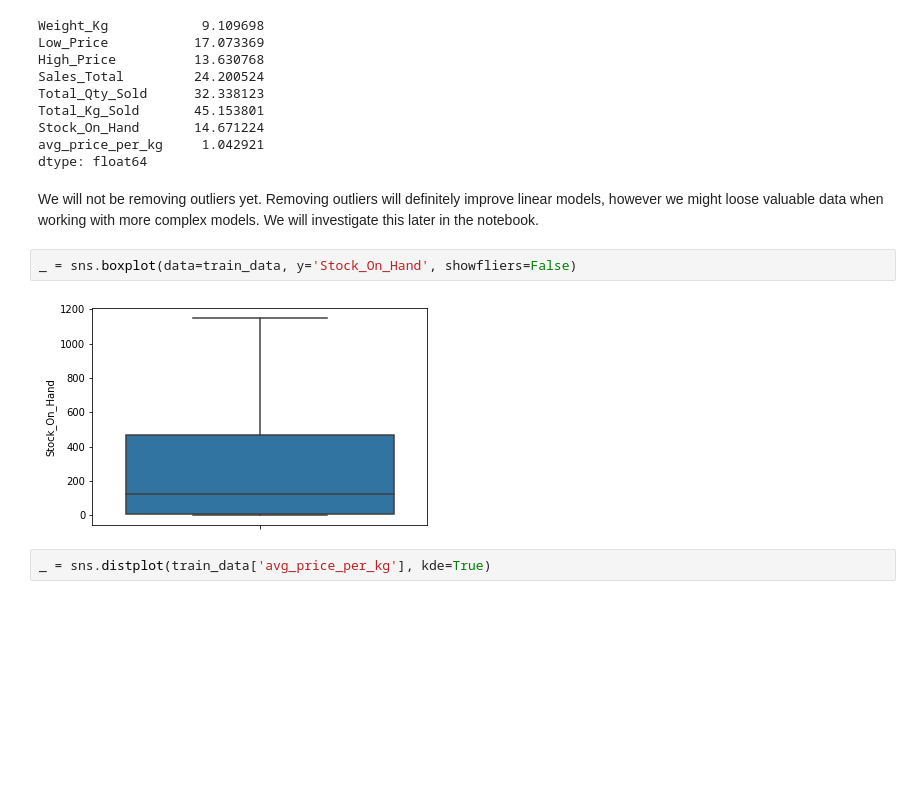
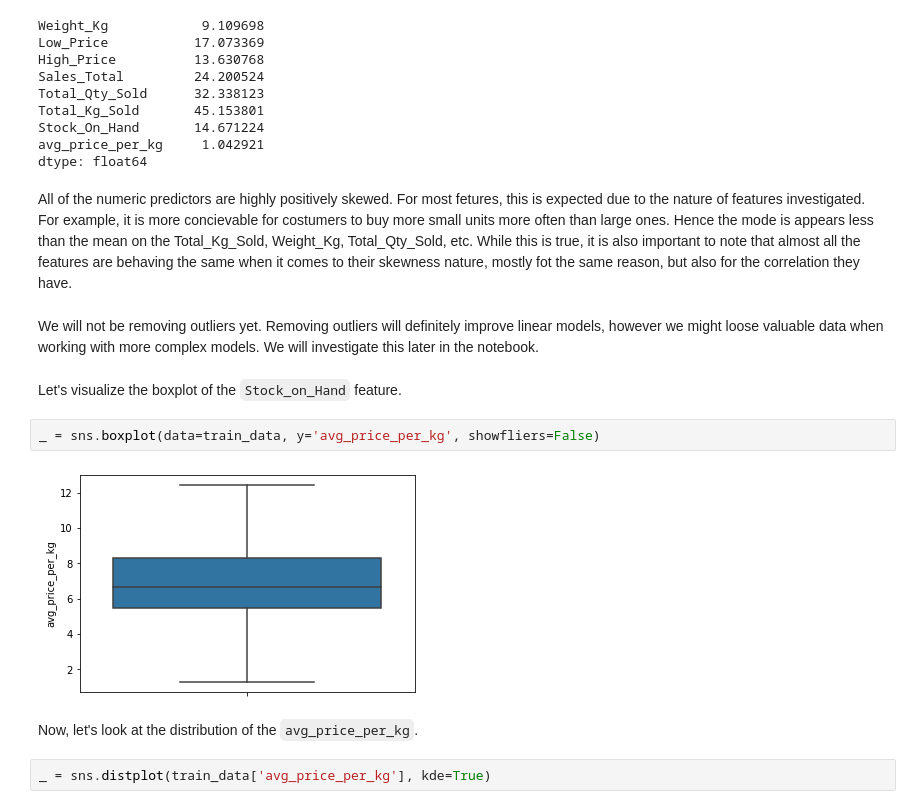
Before and after one commit to hendri80/Team_TS5_Regression, a Jupyter notebook: Team_TS5_Regression.ipynb, the cells around one changed output. Saved outputs shown, nothing was run; the diff lists cells and outputs as text; blank space fills up the shorter version.

```diff
--- a/Team_TS5_Regression.ipynb
+++ b/Team_TS5_Regression.ipynb
@@ -250,12 +260,18 @@ Total_Kg_Sold       45.153801
 Stock_On_Hand       14.671224
 avg_price_per_kg     1.042921
 dtype: float64
+# %% [markdown]
+All of the numeric predictors are highly positively skewed. For most fetures, this is expected due to the nature of features investigated. For example, it is more concievable for costumers to buy more small units more often than large ones. Hence the mode is appears less than the mean on the Total_Kg_Sold, Weight_Kg, Total_Qty_Sold, etc. While this is true, it is also important to note that almost all the features are behaving the same when it comes to their skewness nature, mostly fot the same reason, but also for the correlation they have.
 # %% [markdown]
 We will not be removing outliers yet. Removing outliers will definitely improve linear models, however we might loose valuable data when working with more complex models. We will investigate this later in the notebook.
+# %% [markdown]
+Let's visualize the boxplot of the `Stock_on_Hand` feature.
 # %%
-_ = sns.boxplot(data=train_data, y='Stock_On_Hand', showfliers=False)
+_ = sns.boxplot(data=train_data, y='avg_price_per_kg', showfliers=False)
 # %% [output]
-[figure, old version]
+[figure, new version]
+# %% [markdown]
+Now, let's look at the distribution of the `avg_price_per_kg`.
 # %%
 _ = sns.distplot(train_data['avg_price_per_kg'], kde=True)
 # %% [output]
```
Also changed, not shown: parts of 88 cells of this notebook.
